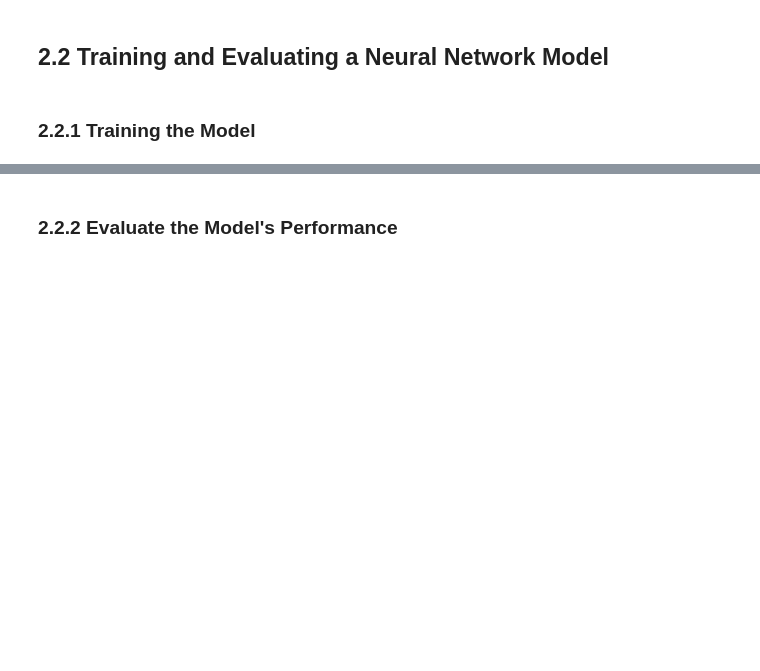
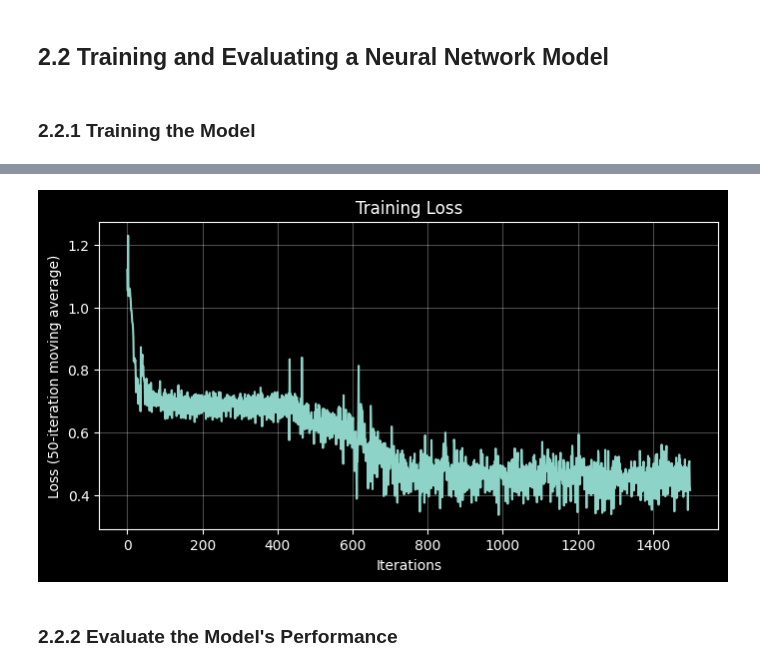
Before and after one commit to neurogym/neurogym, a Jupyter notebook: docs/examples/contextdecisionmaking.ipynb, the cells around one changed output, grey strips where cells are left out. Cells and saved outputs as stored; diff of their text form; code cells hidden in the pictures; blank space fills up the shorter version.

```diff
--- a/docs/examples/contextdecisionmaking.ipynb
+++ b/docs/examples/contextdecisionmaking.ipynb
@@ -396,7 +537,7 @@ sl_model = Net(
 ### 2.2.1 Training the Model
 # %%
 # This setting is low to speed up testing, we recommend setting it to at least 1000
-EPOCHS = 100
+EPOCHS = 1500
 
 # This weighting deprioritizes class 0 while keeping classes 1 and 2 equally important,
 # aligning with the reward distribution idea from the RL setting
@@ -452,3 +593,4 @@ plt.xlabel('Iterations')
 plt.ylabel('Loss (50-iteration moving average)')
 plt.grid(True, alpha=0.3)
 plt.show()
+# %% [output]
@@ -455,3 +614,4 @@ plt.show()
+[figure, added]
 # %% [markdown]
 ### 2.2.2 Evaluate the Model's Performance
 # %%
```
Also changed, not shown: parts of 16 cells of this notebook.
